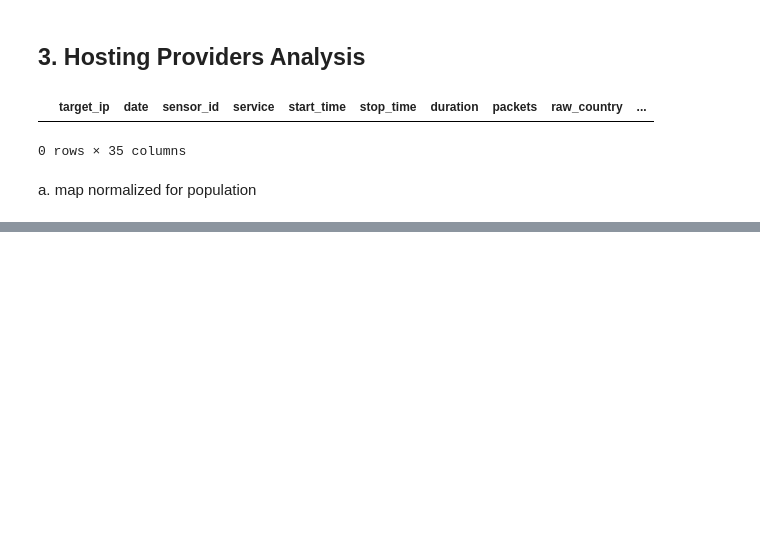
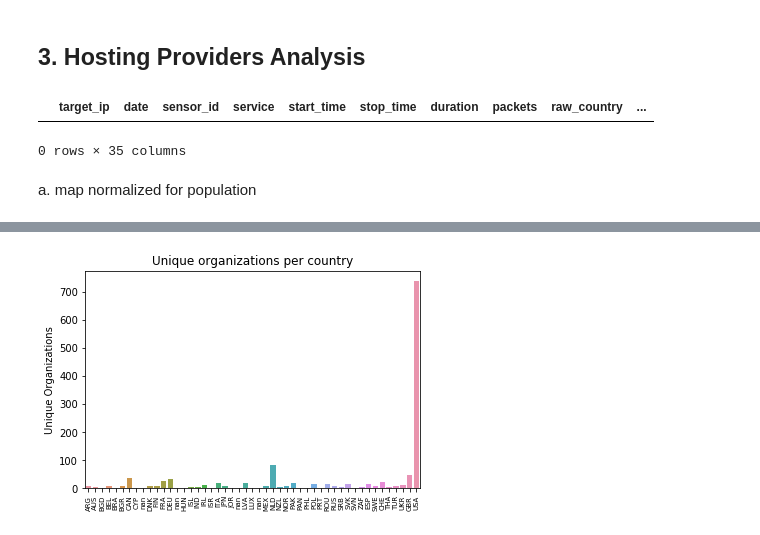
Before and after one commit to WKSu/WM0824TU-economics-of-cybersecurity-DDoS, a Jupyter notebook: SecurityMetrics/DDoS_Assignment1.ipynb, the cells around one changed output, grey strips where cells are left out. Drawn from its saved outputs; the diff is of its cells as text; code cells hidden in the pictures; blank space fills up the shorter version.

```diff
--- a/SecurityMetrics/DDoS_Assignment1.ipynb
+++ b/SecurityMetrics/DDoS_Assignment1.ipynb
@@ -335,0 +356,9 @@ ax.figure.savefig("unique_org_world.png")
+# %%
+ax = sns.barplot(host_count_cc["country code"].to_list(), host_count_cc["target_ip"], order = host_count_cc["country code"])
+ax.set_xticklabels(host_count_cc["country code"].to_list(), rotation = 90, fontsize = 7)
+ax.set_ylabel("Unique Organizations")
+ax.set_title("Unique organizations per country")
+ax.figure.savefig("unique_org_bar.png")
+plt.show()
+# %% [output]
+[figure, added]
```
Also changed, not shown: parts of 3 cells of this notebook, 2 other files.
